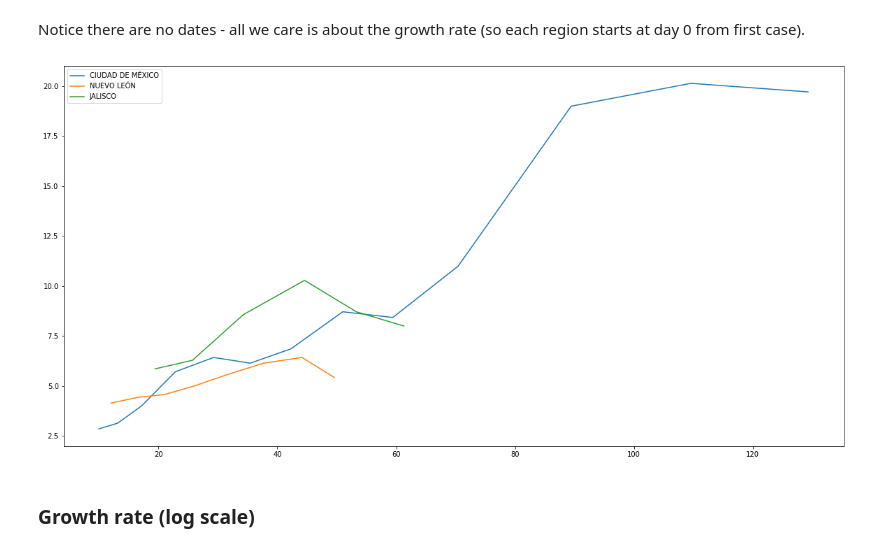
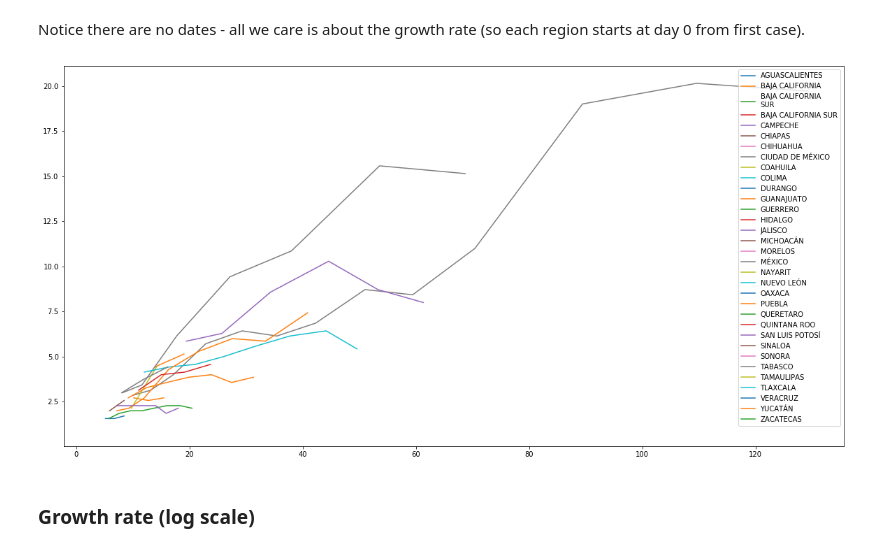
Before and after one commit to marianarf/covid19_mexico_analysis, a Jupyter notebook: mexico_growth_rates_covid.ipynb, the cells around one changed output. Cells and saved outputs as stored; diff of their text form; code cells hidden in the pictures.

```diff
--- a/mexico_growth_rates_covid.ipynb
+++ b/mexico_growth_rates_covid.ipynb
@@ -111,19 +99,25 @@ Notice there are no dates - all we care is about the growth rate (so each region
 # %%
 state_lane = {}
 
 plt.figure(figsize=(20,10))
 
-for state in ['CIUDAD DE MÉXICO', 'NUEVO LEÓN', 'JALISCO']:
-    plt.plot(list(pivot_tbl_cum[state].dropna().rolling(window=7).mean()), list(pivot_tbl_delta[state].dropna().rolling(window=7).mean()), label = state) # plotting t, c separately
+for state in ['AGUASCALIENTES', 'BAJA CALIFORNIA', 'BAJA CALIFORNIA\nSUR',
+       'BAJA CALIFORNIA SUR', 'CAMPECHE', 'CHIAPAS', 'CHIHUAHUA',
+       'CIUDAD DE MÉXICO', 'COAHUILA', 'COLIMA', 'DURANGO', 'GUANAJUATO',
+       'GUERRERO', 'HIDALGO', 'JALISCO', 'MICHOACÁN', 'MORELOS', 'MÉXICO',
+       'NAYARIT', 'NUEVO LEÓN', 'OAXACA', 'PUEBLA', 'QUERETARO',
+       'QUINTANA ROO', 'SAN LUIS POTOSÍ', 'SINALOA', 'SONORA', 'TABASCO',
+       'TAMAULIPAS', 'TLAXCALA', 'VERACRUZ', 'YUCATÁN', 'ZACATECAS']:
+    plt.plot(list(pivot_tbl_cum[state].dropna().rolling(window=7).mean()), list(pivot_tbl_delta[state].dropna().rolling(window=7).mean()), label=state) # plotting t, c separately
     pd.DataFrame(list(pivot_tbl_cum[state].dropna()), list(pivot_tbl_delta[state].dropna())).to_csv('data/output_series/' + state + '.csv')
 
 plt.legend()
 plt.yscale('linear')
 plt.xscale('linear')
 
 plt.show()
 # %% [output]
-[figure, old version]
+[figure, new version]
 # %% [markdown]
 ### Growth rate (log scale)
 # %% [markdown]
```
Also changed, not shown: parts of 4 cells of this notebook, 50 other files.
